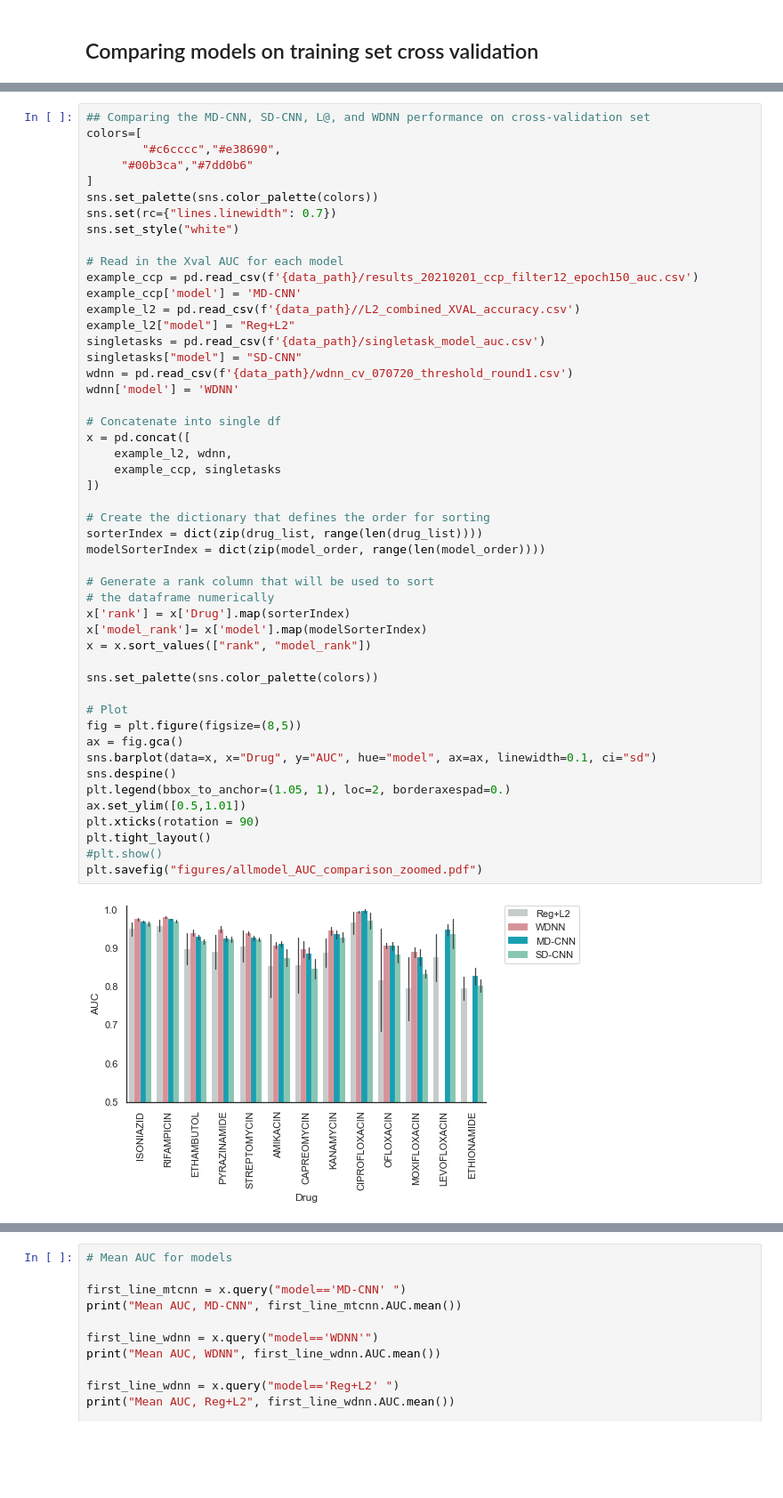
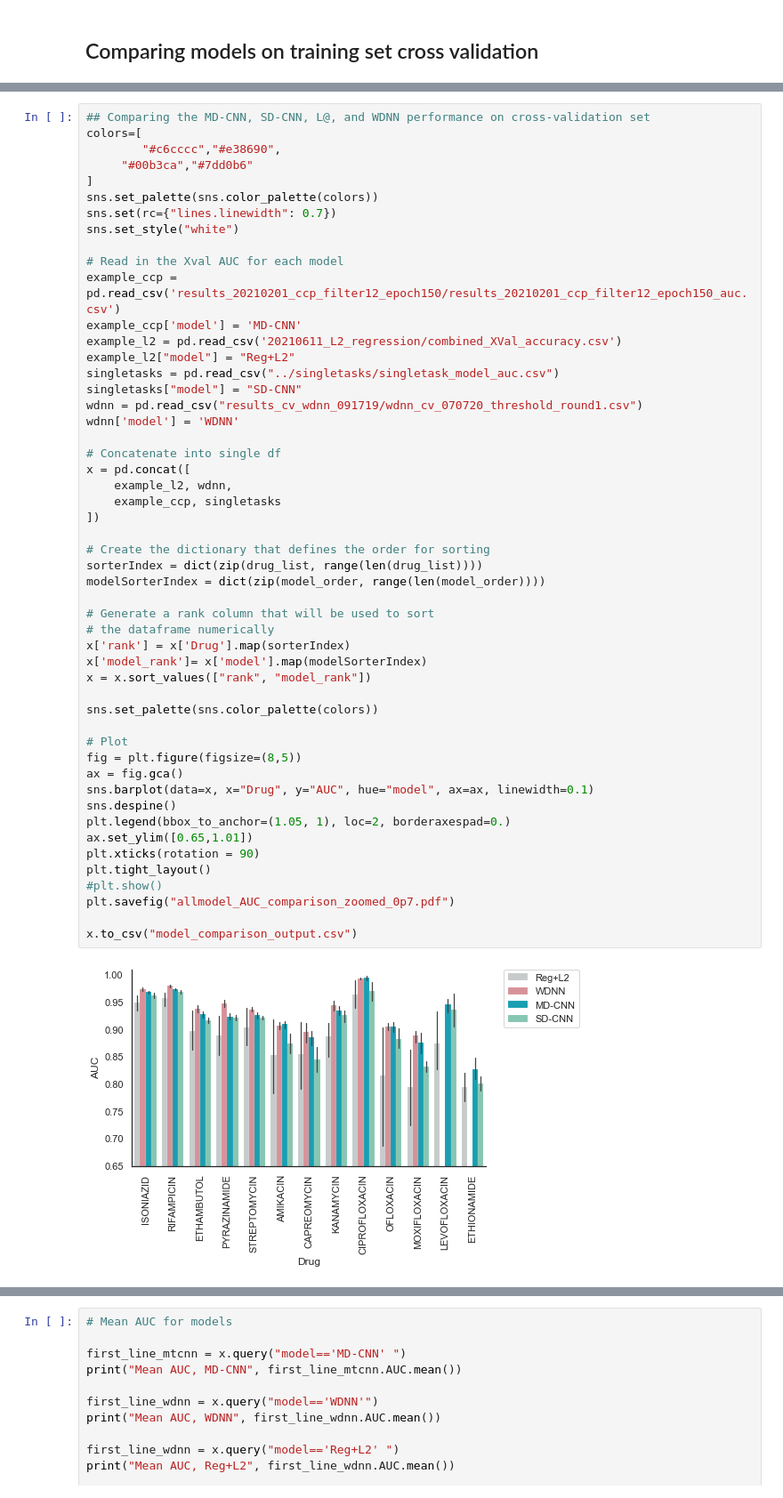
Before and after one commit to aggreen/MTB-CNN, a Jupyter notebook: data_analysis/model_comparison.ipynb, the cells around one changed output, grey strips where cells are left out. Shown at 89% size. Cells and saved outputs as stored; diff of their text form; blank space fills up the shorter version.

Commit message:
model comparison updated for NatComms compliant figures

```diff
--- a/data_analysis/model_comparison.ipynb
+++ b/data_analysis/model_comparison.ipynb
@@ -104,43 +199,45 @@ sns.set(rc={"lines.linewidth": 0.7})
 sns.set_style("white")
 
 # Read in the Xval AUC for each model
-example_ccp = pd.read_csv(f'{data_path}/results_20210201_ccp_filter12_epoch150_auc.csv')
+example_ccp = pd.read_csv('results_20210201_ccp_filter12_epoch150/results_20210201_ccp_filter12_epoch150_auc.csv')
 example_ccp['model'] = 'MD-CNN'
-example_l2 = pd.read_csv(f'{data_path}//L2_combined_XVAL_accuracy.csv')
+example_l2 = pd.read_csv('20210611_L2_regression/combined_XVal_accuracy.csv')
 example_l2["model"] = "Reg+L2"
-singletasks = pd.read_csv(f'{data_path}/singletask_model_auc.csv')
+singletasks = pd.read_csv("../singletasks/singletask_model_auc.csv")
 singletasks["model"] = "SD-CNN"
-wdnn = pd.read_csv(f'{data_path}/wdnn_cv_070720_threshold_round1.csv')
+wdnn = pd.read_csv("results_cv_wdnn_091719/wdnn_cv_070720_threshold_round1.csv")
 wdnn['model'] = 'WDNN'
 
 # Concatenate into single df
 x = pd.concat([
     example_l2, wdnn,
     example_ccp, singletasks
 ])
 
 # Create the dictionary that defines the order for sorting
 sorterIndex = dict(zip(drug_list, range(len(drug_list))))
 modelSorterIndex = dict(zip(model_order, range(len(model_order))))
 
 # Generate a rank column that will be used to sort
 # the dataframe numerically
 x['rank'] = x['Drug'].map(sorterIndex)
 x['model_rank']= x['model'].map(modelSorterIndex)
 x = x.sort_values(["rank", "model_rank"])
 
 sns.set_palette(sns.color_palette(colors))
 
 # Plot
 fig = plt.figure(figsize=(8,5))
 ax = fig.gca()
-sns.barplot(data=x, x="Drug", y="AUC", hue="model", ax=ax, linewidth=0.1, ci="sd")
+sns.barplot(data=x, x="Drug", y="AUC", hue="model", ax=ax, linewidth=0.1)
 sns.despine()
 plt.legend(bbox_to_anchor=(1.05, 1), loc=2, borderaxespad=0.)
-ax.set_ylim([0.5,1.01])
+ax.set_ylim([0.65,1.01])
 plt.xticks(rotation = 90)
 plt.tight_layout()
 #plt.show()
-plt.savefig("figures/allmodel_AUC_comparison_zoomed.pdf")
+plt.savefig("allmodel_AUC_comparison_zoomed_0p7.pdf")
+
+x.to_csv("model_comparison_output.csv")
 # %% [output]
-[figure, old version]
+[figure, new version]
```
Also changed, not shown: parts of 32 cells of this notebook.
